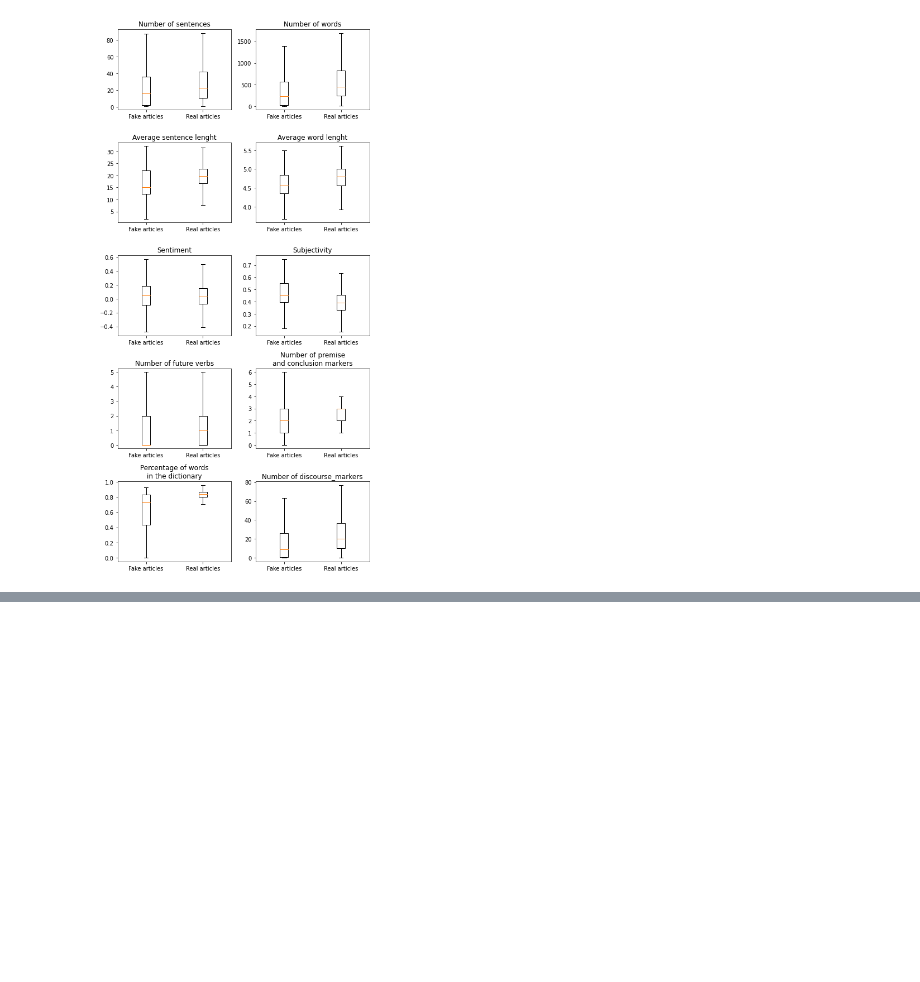
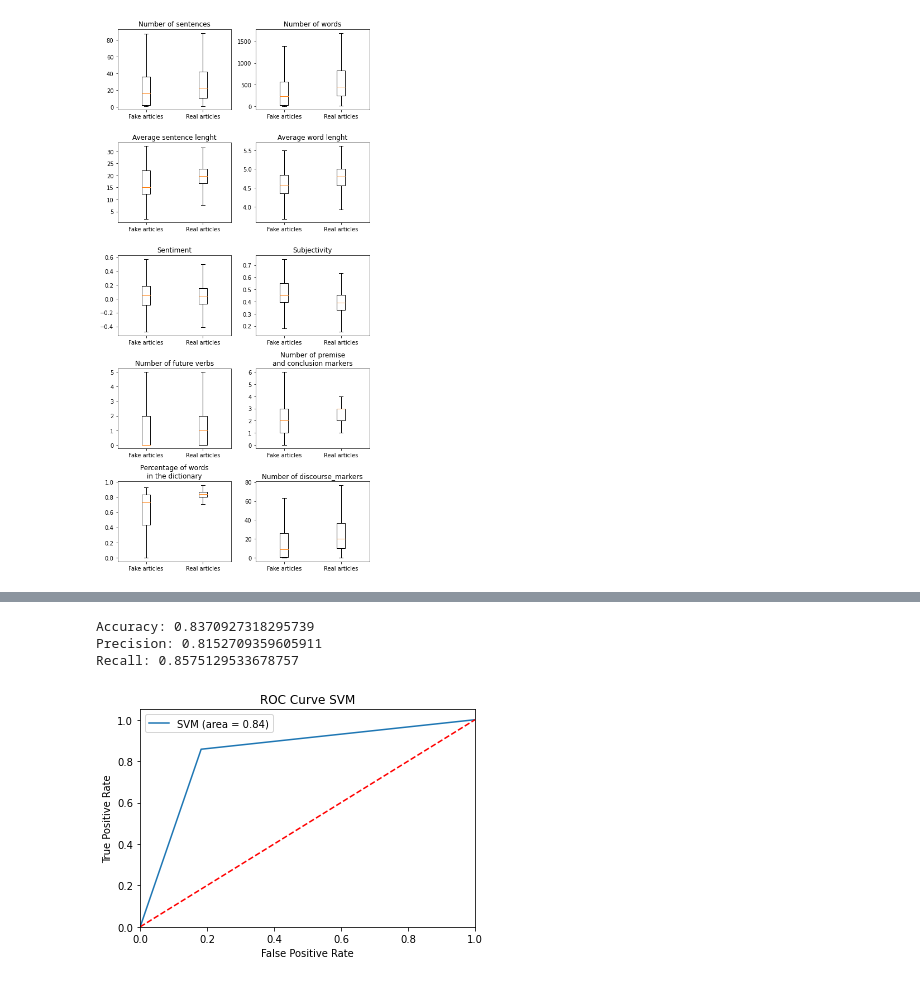
Before and after one commit to oraziorillo/FakeNewsDetection, a Jupyter notebook: paper_extension.ipynb, the cells around one changed output, grey strips where cells are left out. Saved outputs shown, nothing was run; the diff lists cells and outputs as text; code cells hidden in the pictures; blank space fills up the shorter version.

```diff
--- a/paper_extension.ipynb
+++ b/paper_extension.ipynb
@@ -413,0 +492,42 @@ plt.savefig("Corr Heatmap.jpg")
+# %%
+# SVM Classifier
+
+#Create a svm Classifier
+clf = svm.SVC(kernel='rbf', decision_function_shape = 'ovo')
+clf = make_pipeline(StandardScaler(), clf)
+
+#Train the model using the training sets
+clf.fit(X_train, y_train)
+
+#Predict the response for test dataset
+y_pred = clf.predict(X_test)
+
+# Model Accuracy: how often is the classifier correct?
+print("Accuracy:",metrics.accuracy_score(y_test, y_pred))
+
+# Model Precision: what percentage of positive tuples are labeled as such?
+print("Precision:",metrics.precision_score(y_test, y_pred))
+
+# Model Recall: what percentage of positive tuples are labelled as such?
+print("Recall:",metrics.recall_score(y_test, y_pred))
+# %% [output]
+Accuracy: 0.8370927318295739
+Precision: 0.8152709359605911
+Recall: 0.8575129533678757
+# %%
+# SVM ROC plot
+
+svm_roc_auc = roc_auc_score(y_test, y_pred)
+fpr, tpr, thresholds = roc_curve(y_test, y_pred)
+plt.figure()
+plt.plot(fpr, tpr, label='SVM (area = %0.2f)' % svm_roc_auc)
+plt.plot([0, 1], [0, 1],'r--')
+plt.xlim([0.0, 1.0])
+plt.ylim([0.0, 1.05])
+plt.xlabel('False Positive Rate')
+plt.ylabel('True Positive Rate')
+plt.title('ROC Curve SVM')
+plt.legend()
+plt.show()
+# %% [output]
+[figure, added]
```
Also changed, not shown: parts of 20 cells of this notebook, 2 other files.
